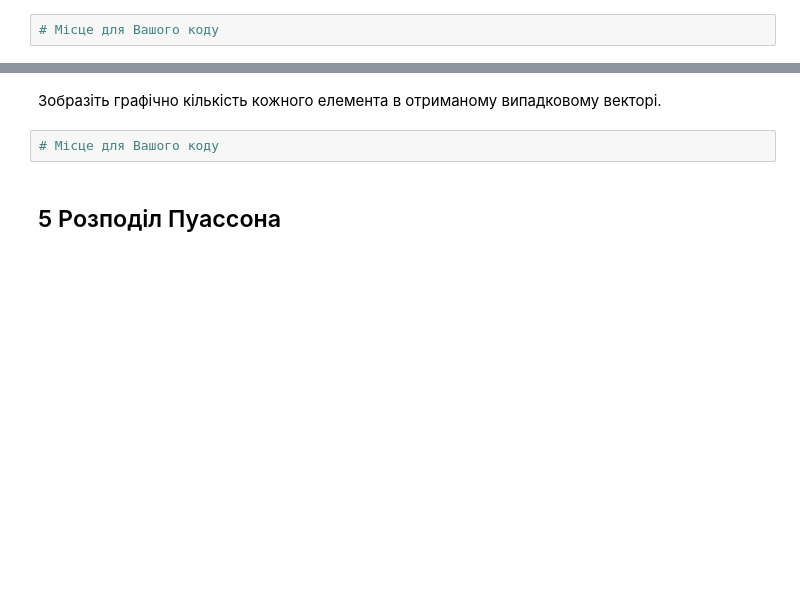
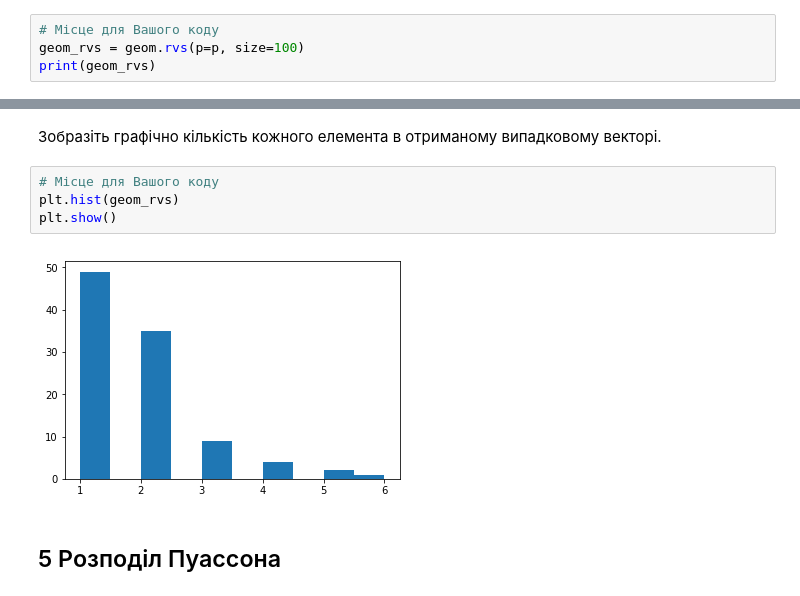
Before and after one commit to mikke-172/-mikke-172-probability_homework4, a Jupyter notebook: Лабораторне заняття 4.ipynb, the cells around one changed output, grey strips where cells are left out. Cells and saved outputs as stored; diff of their text form; blank space fills up the shorter version.

```diff
--- a/Лабораторне заняття 4.ipynb
+++ b/Лабораторне заняття 4.ipynb
@@ -279,3 +308,5 @@ x1 = np.arange(1, 11)
 Згенеруйте $100$ випадкових величин з геометричного розподілу з параметром $p$.
 # %%
 # Місце для Вашого коду
+geom_rvs = geom.rvs(p=p, size=100)
+print(geom_rvs)
@@ -287,6 +332,10 @@ x1 = np.arange(1, 11)
 Зобразіть графічно кількість кожного елемента в отриманому випадковому векторі.
 # %%
 # Місце для Вашого коду
+plt.hist(geom_rvs)
+plt.show()
+# %% [output]
+[figure, added]
 # %% [markdown]
 ## 5 Розподіл Пуассона
 # %% [markdown]
```
Also changed, not shown: parts of 25 cells of this notebook.
